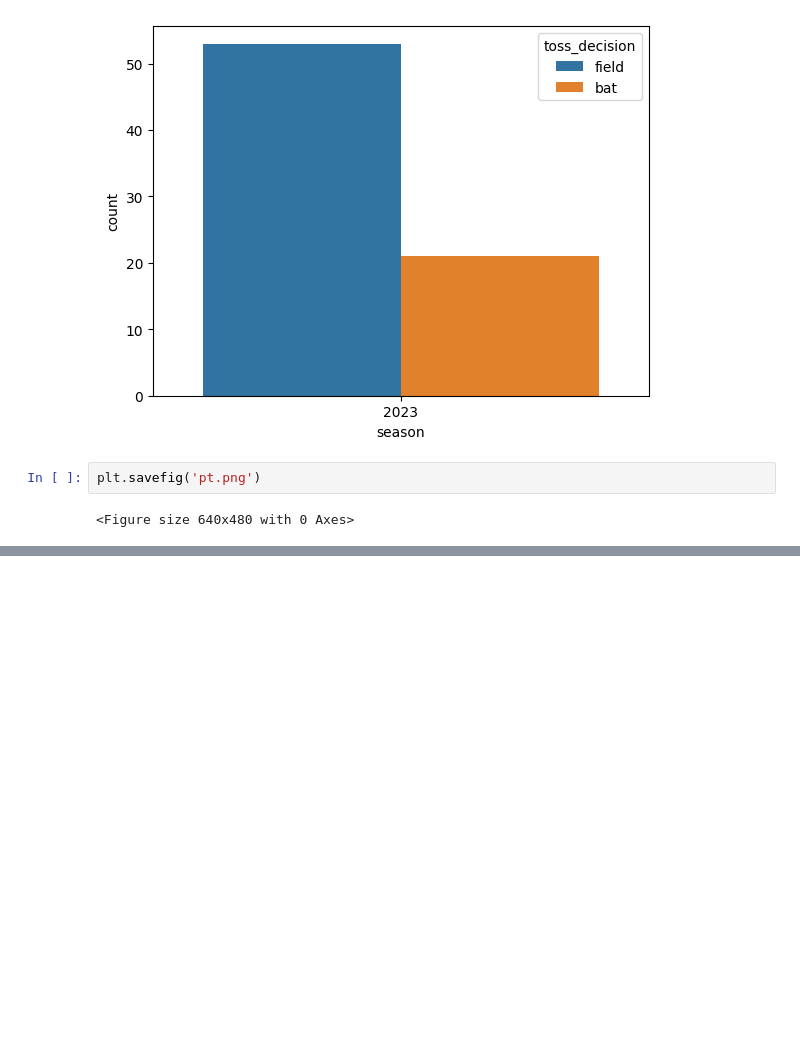
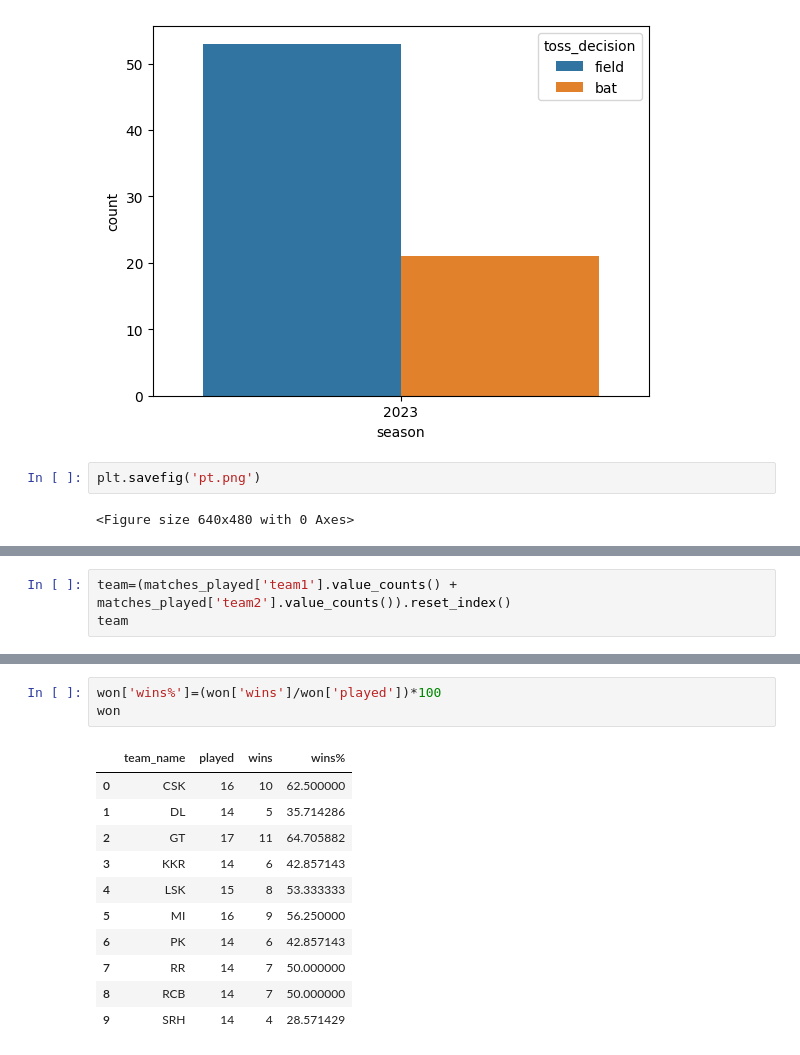
Before and after one commit to 521sai/Pandas_Library, a Jupyter notebook: IPL_dataanalysis.ipynb, the cells around one changed output, grey strips where cells are left out. Saved outputs shown, nothing was run; the diff lists cells and outputs as text; blank space fills up the shorter version.

```diff
--- a/IPL_dataanalysis.ipynb
+++ b/IPL_dataanalysis.ipynb
@@ -192,0 +253,3 @@ plt.savefig('pt.png')
+# %%
+team=(matches_played['team1'].value_counts() + matches_played['team2'].value_counts()).reset_index()
+team
@@ -192,0 +316,15 @@ plt.savefig('pt.png')
+# %%
+won['wins%']=(won['wins']/won['played'])*100
+won
+# %% [output]
+|  | team_name | played | wins | wins% |
+| 0 | CSK | 16 | 10 | 62.500000 |
+| 1 | DL | 14 | 5 | 35.714286 |
+| 2 | GT | 17 | 11 | 64.705882 |
+| 3 | KKR | 14 | 6 | 42.857143 |
+| 4 | LSK | 15 | 8 | 53.333333 |
+| 5 | MI | 16 | 9 | 56.250000 |
+| 6 | PK | 14 | 6 | 42.857143 |
+| 7 | RR | 14 | 7 | 50.000000 |
+| 8 | RCB | 14 | 7 | 50.000000 |
+| 9 | SRH | 14 | 4 | 28.571429 |
```
Also changed, not shown: parts of 13 cells of this notebook.
